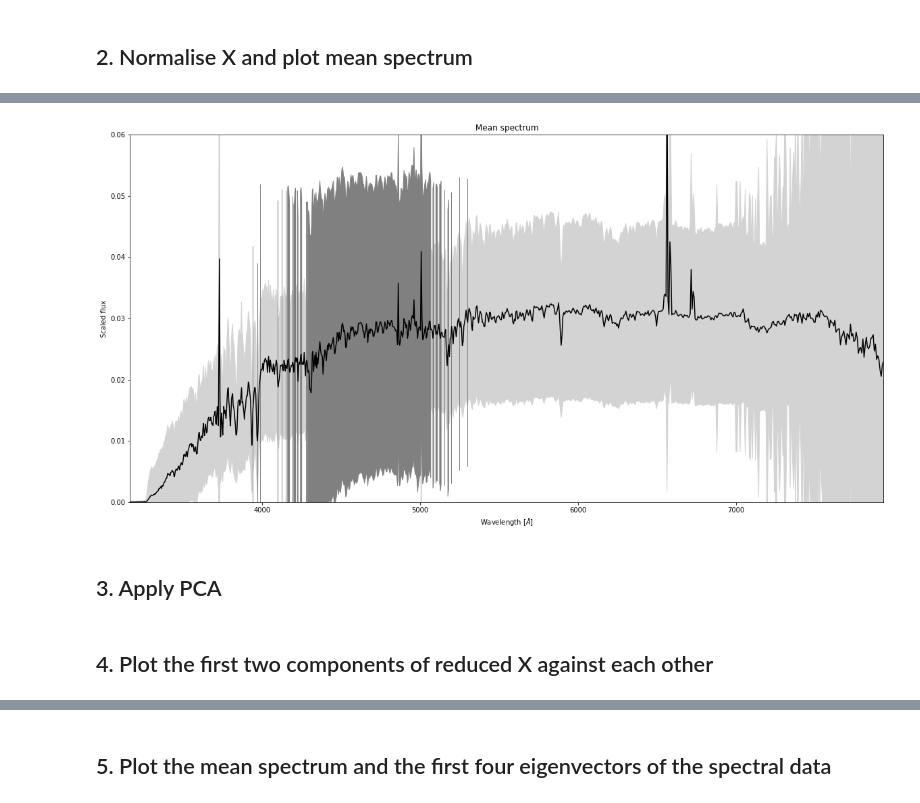
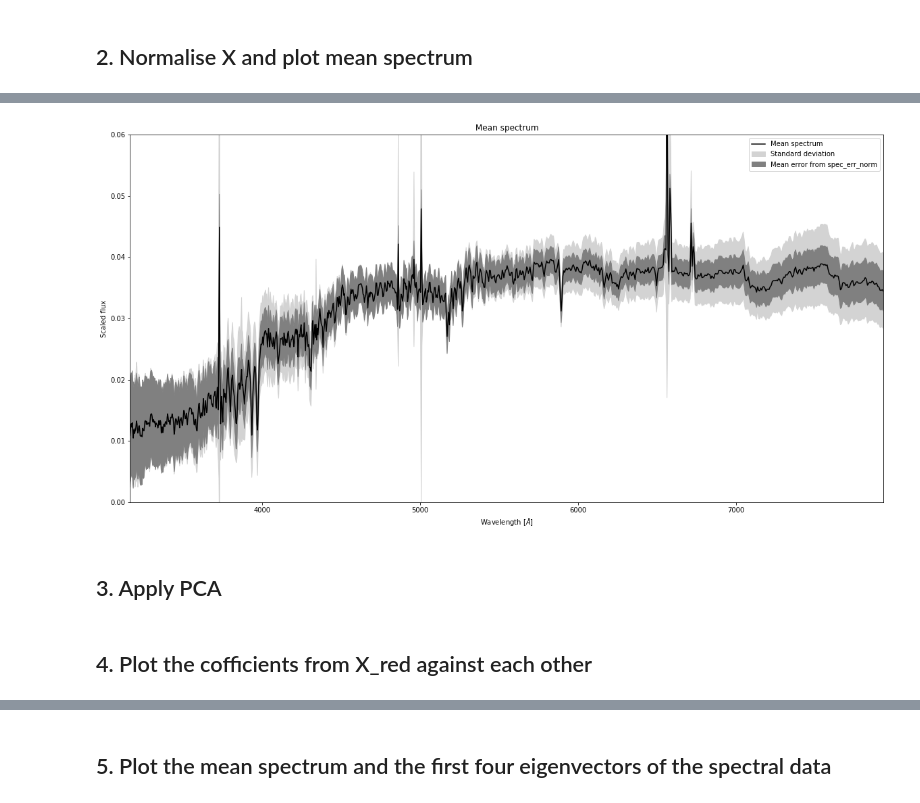
Before and after one commit to ksephton/ASTR-Leistedt-1, a Jupyter notebook: Spectra/PCA_4000spectra.ipynb, the cells around one changed output, grey strips where cells are left out. Cells and saved outputs as stored; diff of their text form; code cells hidden in the pictures.

Commit message:
Update PCA_4000spectra.ipynb
Corrected zero flux and negative spikes + plotted individual coefficients against each other, variance ratio, and individual spectrum reconstruction

```diff
--- a/Spectra/PCA_4000spectra.ipynb
+++ b/Spectra/PCA_4000spectra.ipynb
@@ -28,2 +37,10 @@ spec_err[ind] = mask[ind]
+# %%
+#%% Set all zero flux errors to NaN
+zero_err_ind = spec_err == 0.
+spec_err[zero_err_ind] = np.NaN
 # %% [markdown]
 ## 2. Normalise X and plot mean spectrum
+# %%
+#%% Normalise spectrum
+X_normal, norm = preprocessing.normalize(X_nonan, return_norm=True)
+X_norm_zeros = np.copy(X_normal)
@@ -30,20 +56,32 @@ spec_err[ind] = mask[ind]
+# %%
+#%% Set all zero normalised fluxes to nan
+zero_norm_ind = X_normal == 0.
+X_normal[zero_norm_ind] = np.NaN
+# %%
+#%% Transform errors due to corresponding normalisation
+spec_err_T = np.transpose(spec_err)
+spec_err_norm_T = np.divide(spec_err_T,norm)
+spec_err_norm = np.transpose(spec_err_norm_T)
 # %%
-X_normal = preprocessing.normalize(X)
-mu = X_normal.mean(0)
-std = X_normal.std(0)
-avg_spec_err = spec_err.mean(0)
+#%% Plot mean spectrum
+mu = np.nanmean(X_normal, axis=0)
+std = np.nanstd(X_normal, axis=0)
+#mu = X_norm_zeros.mean(0)
+#std = X_norm_zeros.std(0)
+mean_err = np.nanmean(spec_err_norm, axis=0)
 plt.figure(figsize=(20,10))
-plt.plot(wavelengths, mu, color = 'black')
-plt.fill_between(wavelengths, mu - std, mu + std , color = 'lightgrey')
-plt.fill_between(wavelengths, mu - avg_spec_err, mu + avg_spec_err , color = 'grey')
+plt.plot(wavelengths, mu, color = 'black', label='Mean spectrum')
+plt.fill_between(wavelengths, mu - std, mu + std , color = 'lightgrey', label='Standard deviation')
+plt.fill_between(wavelengths, mu - mean_err, mu + mean_err , color = 'grey', label = 'Mean error from spec_err_norm')
 plt.xlim(wavelengths[0], wavelengths[-1])
 plt.ylim(0,0.06)
 plt.xlabel('Wavelength [$\AA$]')
 plt.ylabel('Scaled flux')
 plt.title('Mean spectrum')
+plt.legend()
 plt.show()
 # %% [output]
-[figure, old version]
+[figure, new version]
 # %% [markdown]
 ## 3. Apply PCA
 # %%
@@ -52,2 +90,2 @@ X_red = pca.fit_transform(X_normal)
 # %% [markdown]
-## 4. Plot the first two components of reduced X against each other
+## 4. Plot the cofficients from X_red against each other
```
Also changed, not shown: parts of 22 cells of this notebook.
